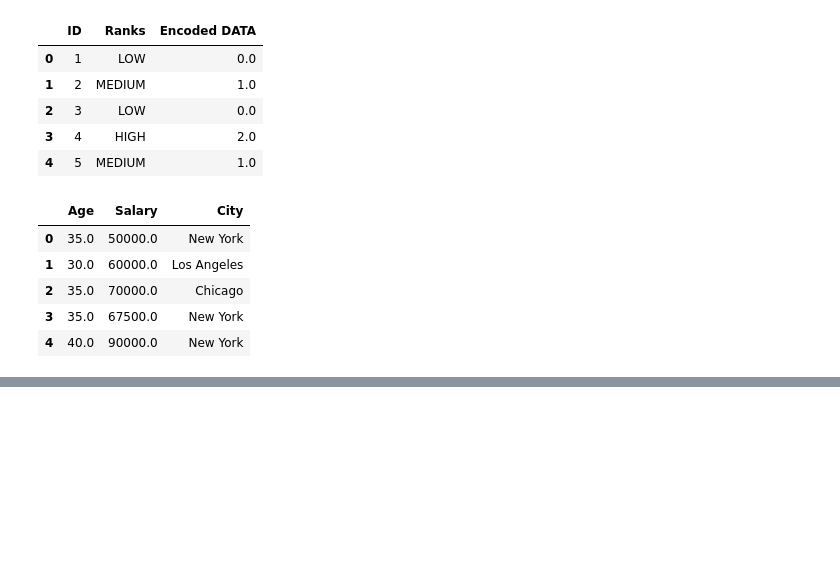
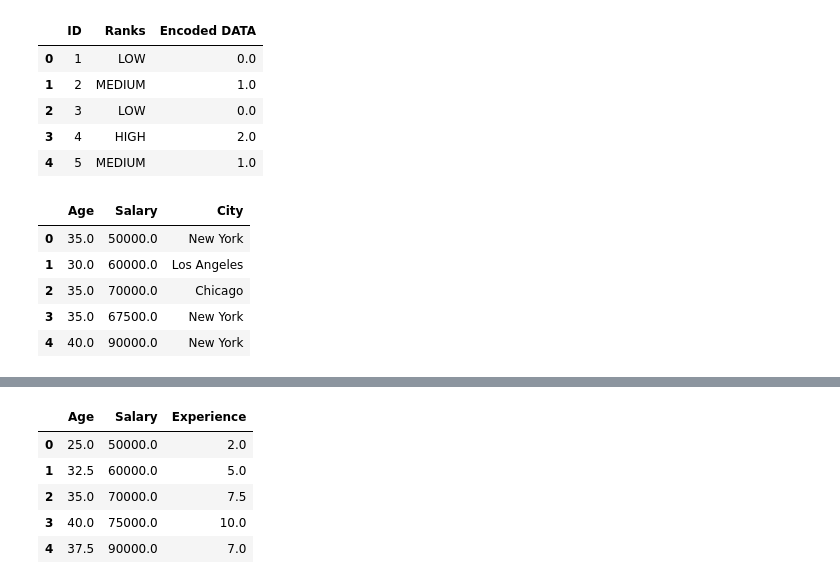
Before and after one commit to Aharv123/Week2-DataScience, a Jupyter notebook: scikit-learn/scikit-learn.ipynb, the cells around one changed output, grey strips where cells are left out. Cells and saved outputs as stored; diff of their text form; code cells hidden in the pictures; blank space fills up the shorter version.

```diff
--- a/scikit-learn/scikit-learn.ipynb
+++ b/scikit-learn/scikit-learn.ipynb
@@ -796,0 +838,12 @@ could not convert string to float: 'A'
+# %%
+impute = KNNImputer(n_neighbors = 2)
+
+result = pd.DataFrame(impute.fit_transform(df), columns = df.columns)
+result
+# %% [output]
+|  | Age | Salary | Experience |
+| 0 | 25.0 | 50000.0 | 2.0 |
+| 1 | 32.5 | 60000.0 | 5.0 |
+| 2 | 35.0 | 70000.0 | 7.5 |
+| 3 | 40.0 | 75000.0 | 10.0 |
+| 4 | 37.5 | 90000.0 | 7.0 |
```
Also changed, not shown: parts of 8 cells of this notebook.
